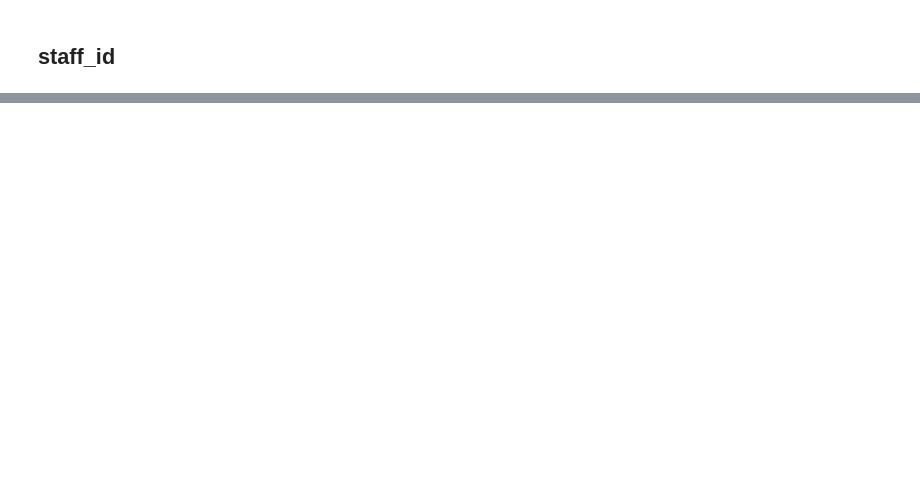
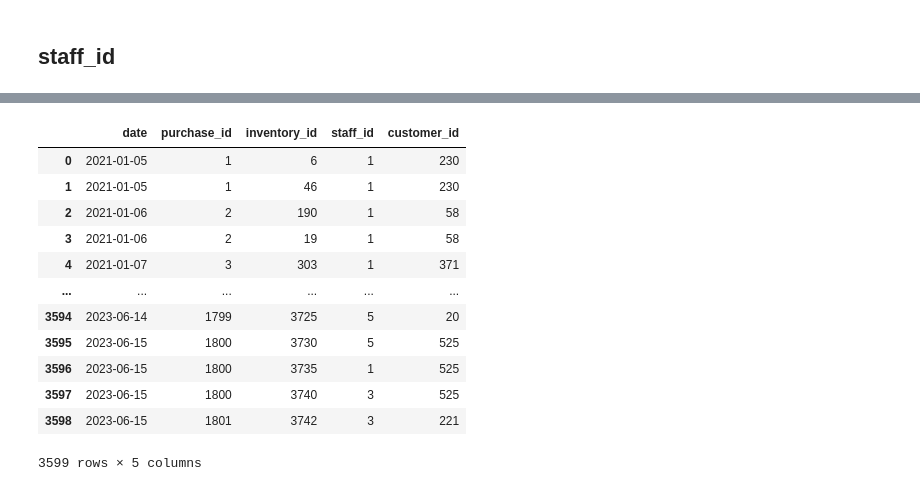
Before and after one commit to Staszek15/store-database, a Jupyter notebook: purchase.ipynb, the cells around one changed output, grey strips where cells are left out. Cells and saved outputs as stored; diff of their text form; code cells hidden in the pictures; blank space fills up the shorter version.

```diff
--- a/purchase.ipynb
+++ b/purchase.ipynb
@@ -439,0 +522,25 @@ staff.head()
+# %%
+tmp = (df
+ .merge(games[['game_id', 'age']], 'left', 'game_id')
+ .groupby('purchase_id')['age']
+ .max()
+ .reset_index()
+).copy()
+# %%
+tmp['key'] = 1
+customer['key'] = 1
+# %%
+random.seed(42)
+tmp2 = (tmp
+ .merge(df[['date', 'purchase_id']], 'left', 'purchase_id')
+ .merge(customer[['key', 'birthdate', 'customer_id']], on='key')
+ .assign(customer_age = lambda x: ((x['date']-x['birthdate'].astype('datetime64')).dt.days/365).astype(int))
+ .assign(valid_customer = lambda x: x['customer_age'] > x['age'])
+ .query('valid_customer')
+ .groupby('purchase_id')['customer_id']
+ .apply(list)
+ .reset_index()
+)
+
+purchase_id_final = tmp2[['purchase_id']].copy()
+purchase_id_final['chosen_customer'] = tmp2['customer_id'].apply(lambda x: random.choice(x))
@@ -439,0 +563,22 @@ staff.head()
+# %%
+purchase_id = (df
+              .merge(purchase_id_final[['purchase_id', 'chosen_customer']], 'left', 'purchase_id'))
+purchase_id = purchase_id.drop('game_id', axis=1)
+purchase_id = purchase_id.rename(columns={'chosen_customer': 'customer_id'})
+purchase_id.to_csv('purchase.csv')
+# %%
+purchase_id
+# %% [output]
+|  | date | purchase_id | inventory_id | staff_id | customer_id |
+| 0 | 2021-01-05 | 1 | 6 | 1 | 230 |
+| 1 | 2021-01-05 | 1 | 46 | 1 | 230 |
+| 2 | 2021-01-06 | 2 | 190 | 1 | 58 |
+| 3 | 2021-01-06 | 2 | 19 | 1 | 58 |
+| 4 | 2021-01-07 | 3 | 303 | 1 | 371 |
+| ... | ... | ... | ... | ... | ... |
+| 3594 | 2023-06-14 | 1799 | 3725 | 5 | 20 |
+| 3595 | 2023-06-15 | 1800 | 3730 | 5 | 525 |
+| 3596 | 2023-06-15 | 1800 | 3735 | 1 | 525 |
+| 3597 | 2023-06-15 | 1800 | 3740 | 3 | 525 |
+| 3598 | 2023-06-15 | 1801 | 3742 | 3 | 221 |
+3599 rows × 5 columns
```
Also changed, not shown: parts of 32 cells of this notebook, 3 other files.
